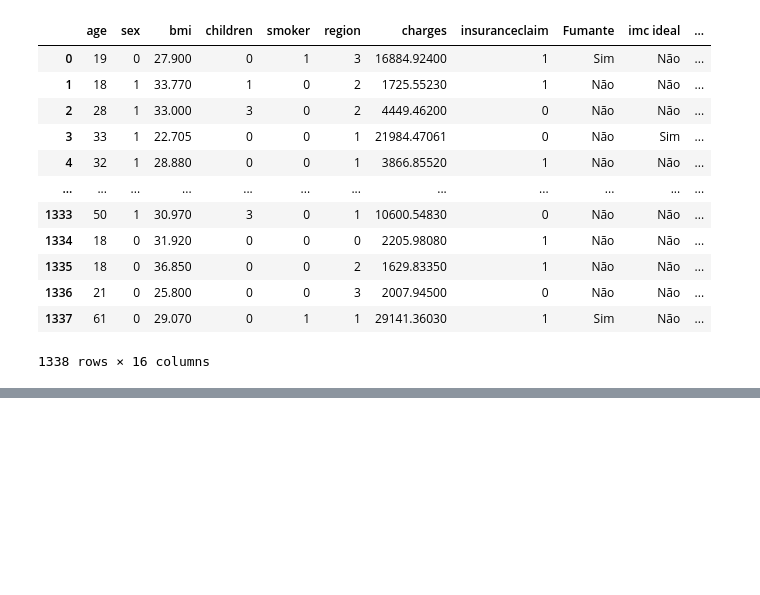
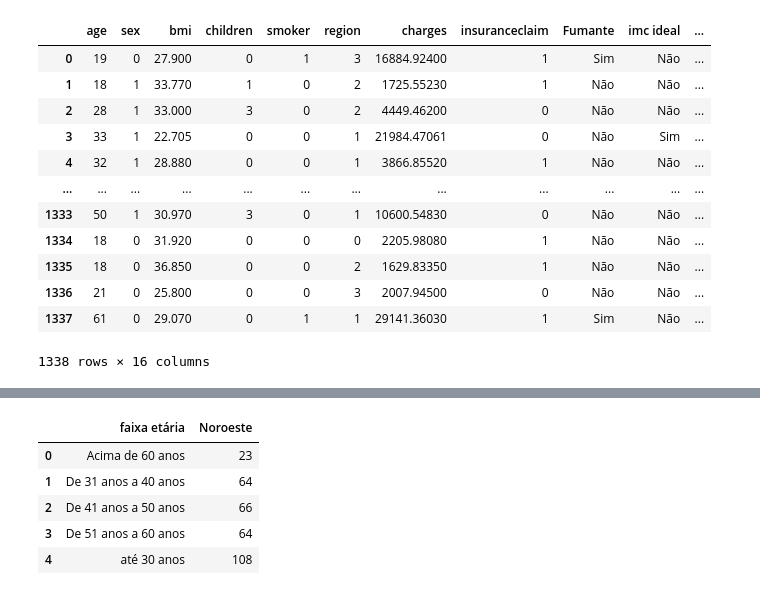
Before and after one commit to danqueiroz/case, a Jupyter notebook: Untitled.ipynb, the cells around one changed output, grey strips where cells are left out. Drawn from its saved outputs; the diff is of its cells as text; code cells hidden in the pictures; blank space fills up the shorter version.

```diff
--- a/Untitled.ipynb
+++ b/Untitled.ipynb
@@ -251,0 +260,8 @@ clientes_sudeste
+# %%
+df_dados_sudoeste = df_dados.loc[df_dados['Regiões'] == "Sudoeste"]
+df_dados_nordeste = df_dados.loc[df_dados['Regiões'] == "Nordeste"]
+df_dados_noroeste = df_dados.loc[df_dados['Regiões'] == "Noroeste"]
+# %%
+clientes_sudoeste = df_dados_sudoeste.groupby('faixa etária', as_index=False).count()[['faixa etária','Sudoeste']]
+clientes_nordeste = df_dados_nordeste.groupby('faixa etária', as_index=False).count()[['faixa etária','Nordeste']]
+clientes_noroeste = df_dados_noroeste.groupby('faixa etária', as_index=False).count()[['faixa etária','Noroeste']]
@@ -251,0 +292,9 @@ clientes_sudeste
+# %%
+clientes_noroeste
+# %% [output]
+|  | faixa etária | Noroeste |
+| 0 | Acima de 60 anos | 23 |
+| 1 | De 31 anos a 40 anos | 64 |
+| 2 | De 41 anos a 50 anos | 66 |
+| 3 | De 51 anos a 60 anos | 64 |
+| 4 | até 30 anos | 108 |
```
Also changed, not shown: parts of 8 cells of this notebook, 1 other file.
